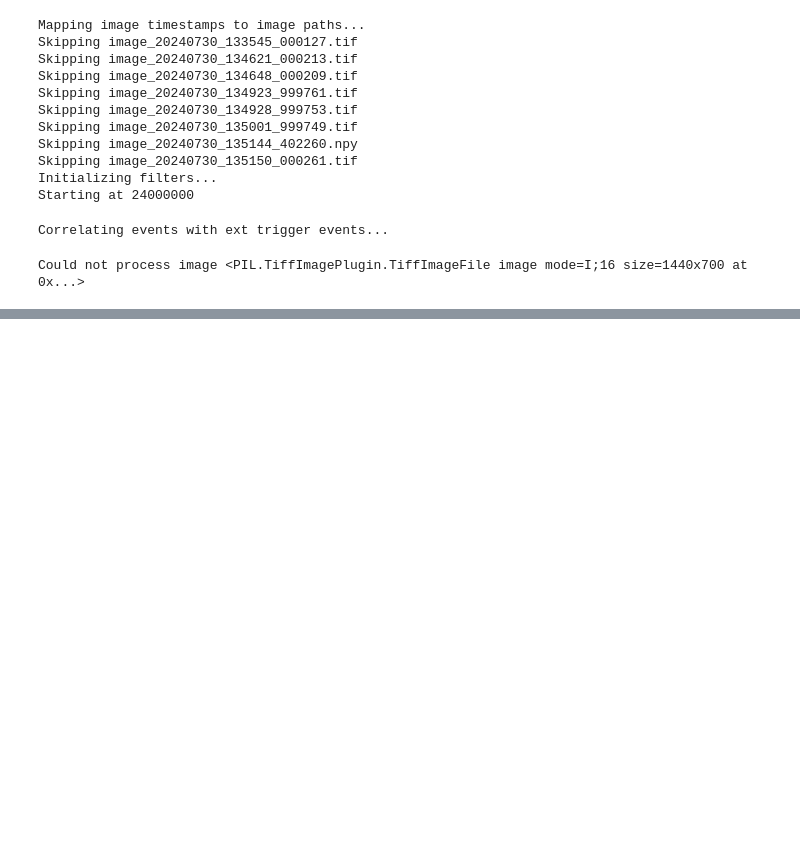
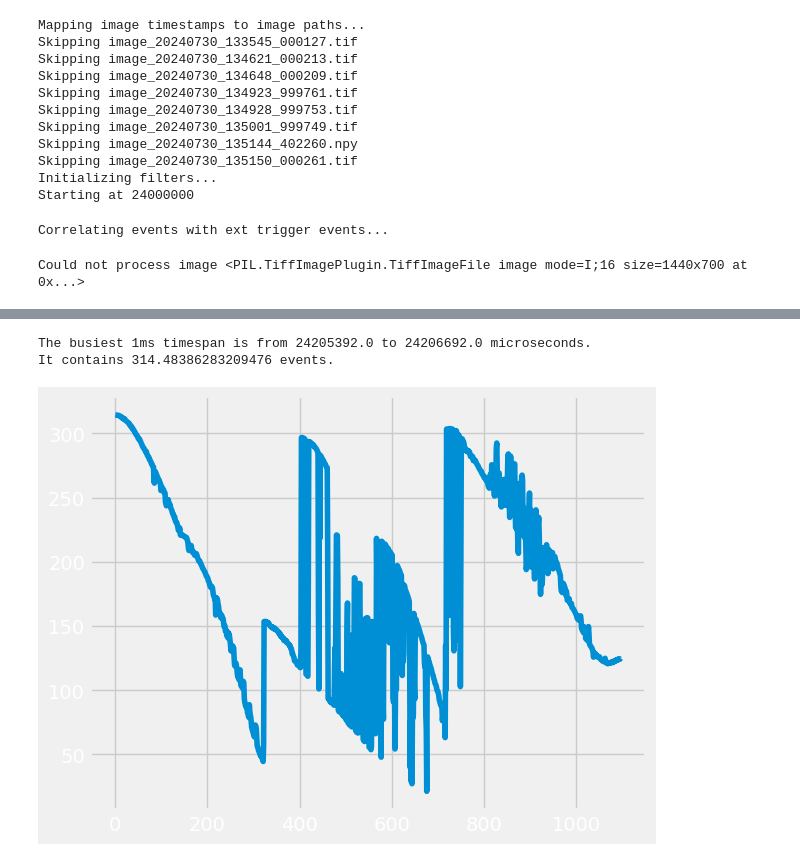
Before and after one commit to Menonlab-Rich/hyperscope, a Jupyter notebook: notebooks/spatiotemporal/optical_flow.ipynb, the cells around one changed output, grey strips where cells are left out. Drawn from its saved outputs; the diff is of its cells as text; code cells hidden in the pictures; blank space fills up the shorter version.

```diff
--- a/notebooks/spatiotemporal/optical_flow.ipynb
+++ b/notebooks/spatiotemporal/optical_flow.ipynb
@@ -1225,0 +1145,44 @@ print("Video rendering complete.")
+# %%
+## Busiest area determined by distance
+
+def find_busiest_timespan(data, window_size_us=1000):
+    # Sort the data by time
+    sorted_data = np.sort(data, order='t')
+
+    # Initialize variables
+    events = []
+    max_distance = 0
+    start_time = sorted_data[0]['t']
+    max_start_time = 0
+    max_end_time = 0
+    prev_distances = []
+    # Iterate through the sorted data
+    for event in sorted_data:
+        events.append(event)
+        if event['t'] >= start_time + window_size_us:
+            np_events = np.array(events)
+            dist = np.mean(np.sqrt(np_events['x']**2 + np_events['y']**2))
+            if dist > max_distance:
+                max_start_time = start_time
+                max_end_time = event['t']
+                max_distance = dist
+
+            events = []
+            prev_distances.append(dist)
+            start_time = event['t']
+
+    plt.plot(prev_distances)
+
+    return max_start_time, max_end_time, max_distance
+
+start_time, end_time, num_events = find_busiest_timespan(points)
+
+print(f"The busiest 1ms timespan is from {start_time} to {end_time} microseconds.")
+print(f"It contains {num_events} events.")
+
+# Get the events within this timespan:
+busiest_events = points[(points['t'] >= start_time) & (points['t'] < end_time)]
+# %% [output]
+The busiest 1ms timespan is from 24205392.0 to 24206692.0 microseconds.
+It contains 314.48386283209476 events.
+[figure, added]
```
Also changed, not shown: parts of 9 cells of this notebook.
